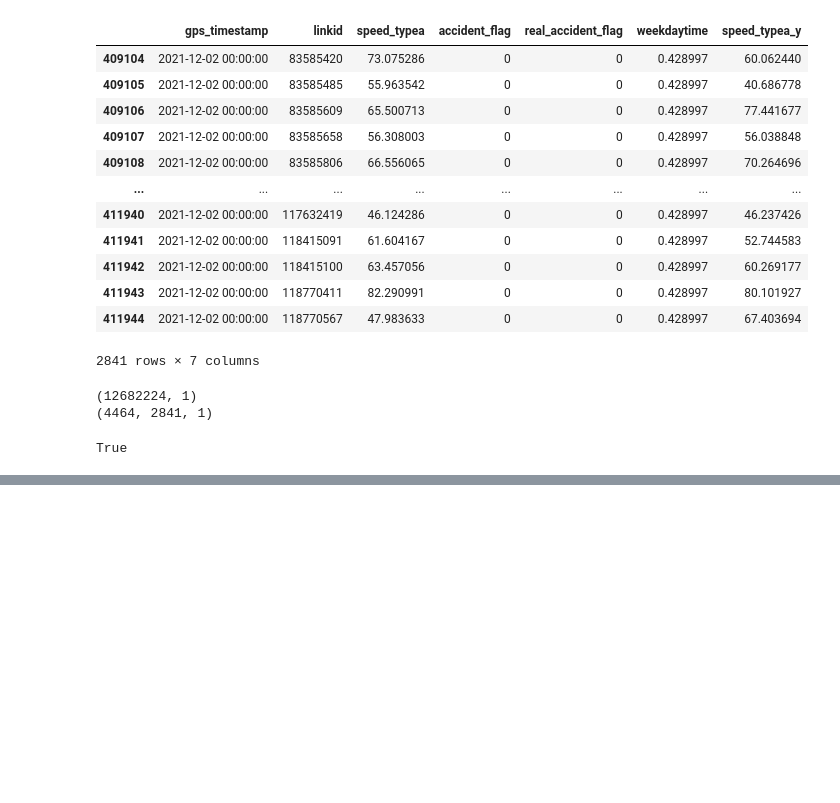
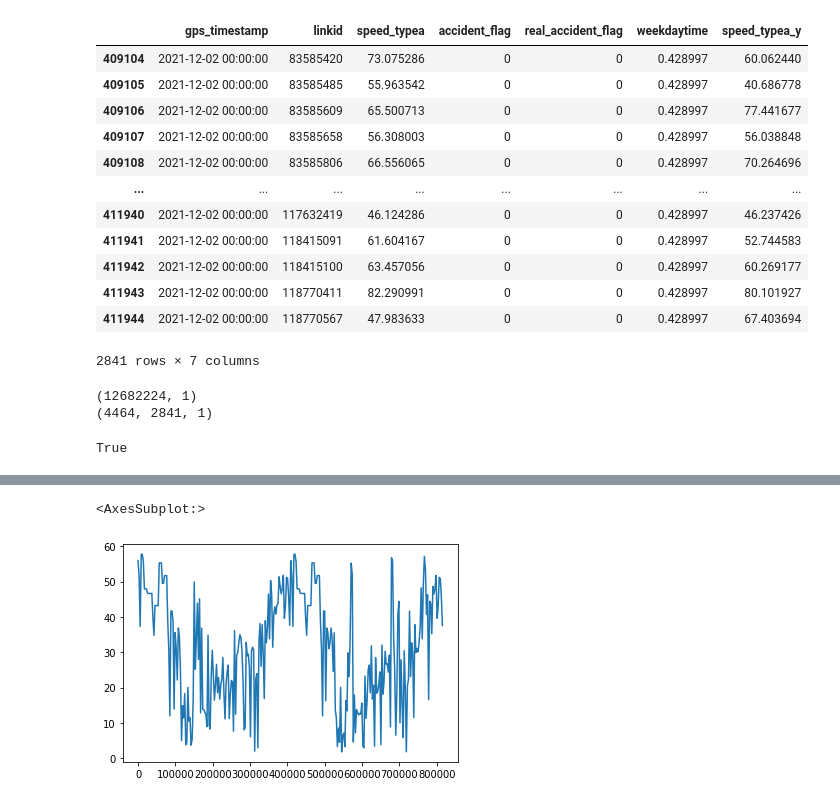
Before and after one commit to deepkashiwa20/CapitalTraffic, a Jupyter notebook: dataplus/check_dataplus.ipynb, the cells around one changed output, grey strips where cells are left out. Drawn from its saved outputs; the diff is of its cells as text; code cells hidden in the pictures; blank space fills up the shorter version.

```diff
--- a/dataplus/check_dataplus.ipynb
+++ b/dataplus/check_dataplus.ipynb
@@ -53,0 +60,5 @@ True
+# %%
+df[(df.gps_timestamp<'2021-12-02 23:59:59') & (df.linkid==83585485)]['speed_typea'].plot()
+# %% [output]
+<AxesSubplot:>
+[figure, added]
```
Also changed, not shown: parts of 2 cells of this notebook.
